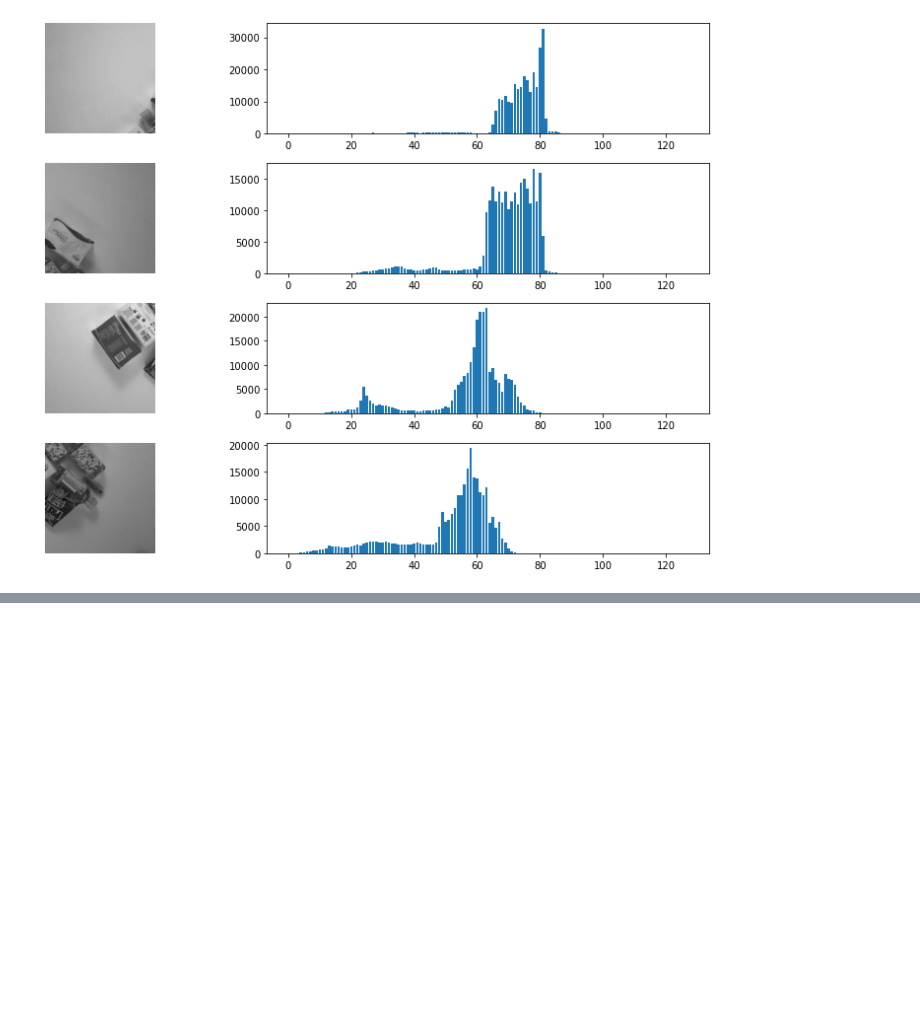
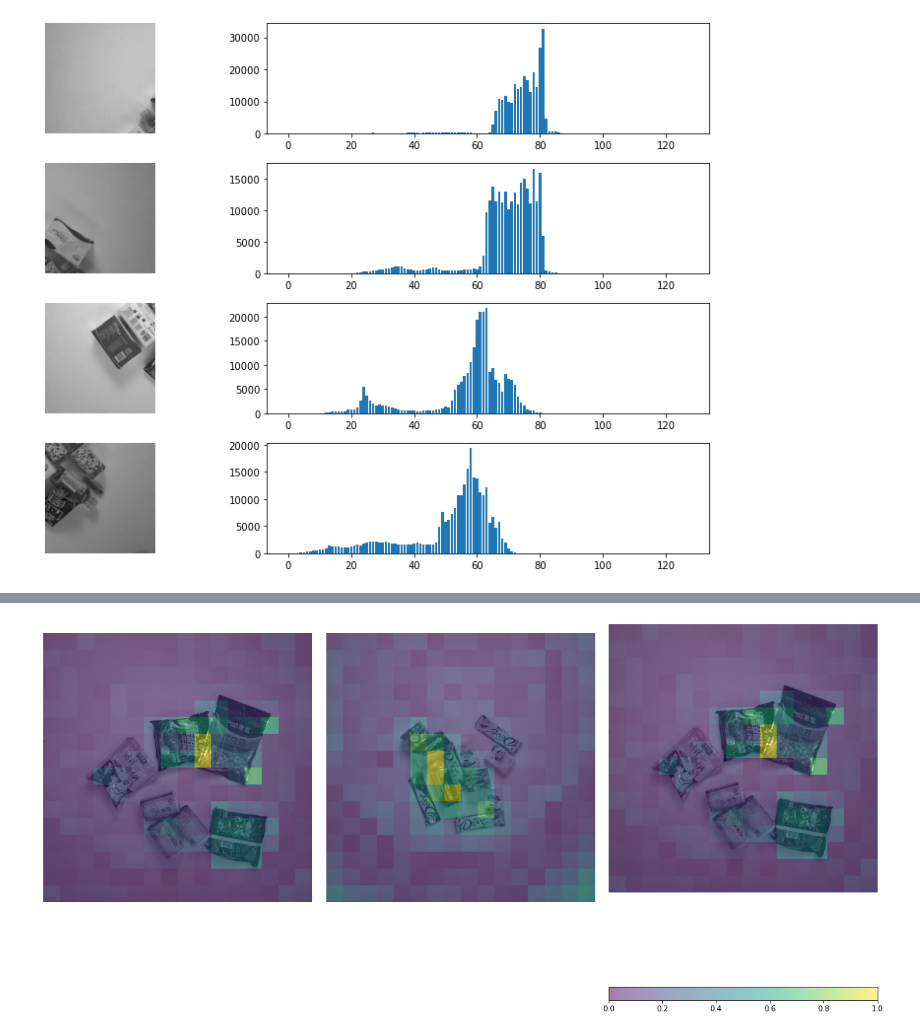
Before and after one commit to LuizGG/bounding-box-estimator, a Jupyter notebook: 03_algorithm.ipynb, the cells around one changed output, grey strips where cells are left out. Cells and saved outputs as stored; diff of their text form; code cells hidden in the pictures; blank space fills up the shorter version.

```diff
--- a/03_algorithm.ipynb
+++ b/03_algorithm.ipynb
@@ -150,0 +236,4 @@ Now we have to wrap everything up. Read all our images, take the *n* patches of
+# %%
+pos_ids = np.random.randint(low=0, high=train_imgs.shape[0], size=3)
+train_df = gray_train_val_images.loc[gray_train_val_images['source']=='train']
+sample_ids = train_df['id'].iloc[pos_ids].values
@@ -150,0 +247,14 @@ Now we have to wrap everything up. Read all our images, take the *n* patches of
+# %%
+fig, axs = plt.subplots(ncols=3, figsize=(16,12))
+
+for pos_id, id, ax in zip(pos_ids, sample_ids, axs):
+
+    predictions = prediction_intensities(pipeline, train_imgs[pos_id], (64, 64))
+    ax = show_image(id, gray_train_val_images, ax=ax)
+    im = ax.imshow(predictions, alpha=0.5)
+
+fig.colorbar(im, ax=axs[-1], orientation='horizontal')
+fig.tight_layout(h_pad=0.1)
+plt.show()
+# %% [output]
+[figure, added]
```
Also changed, not shown: parts of 28 cells of this notebook, 3 other files.
